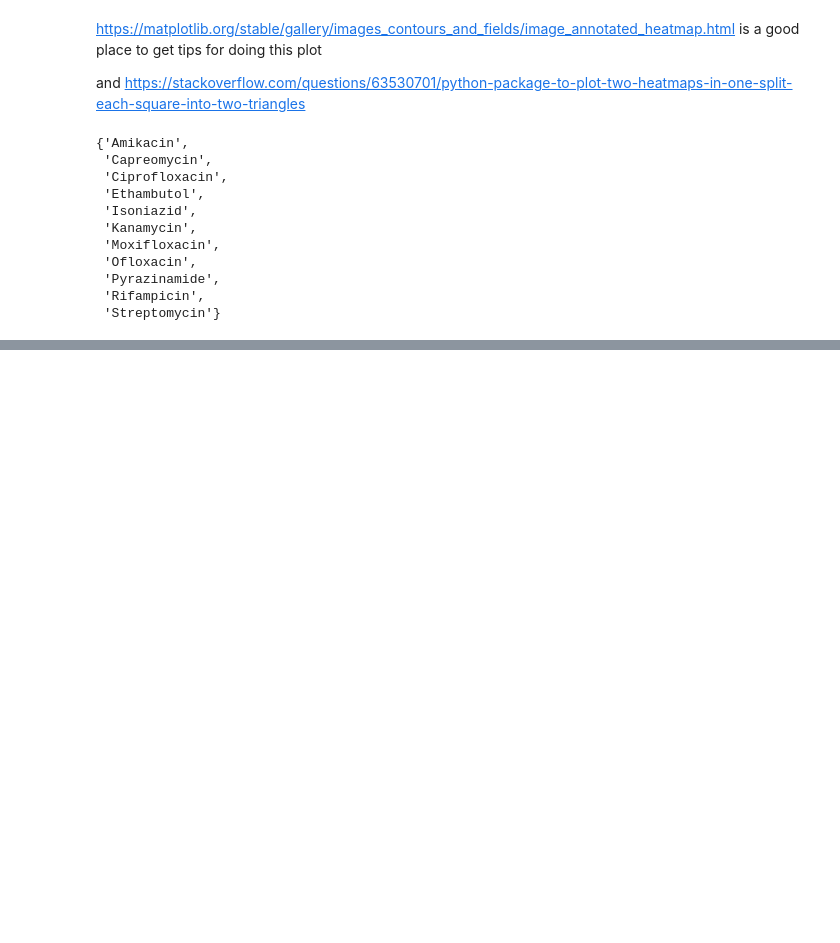
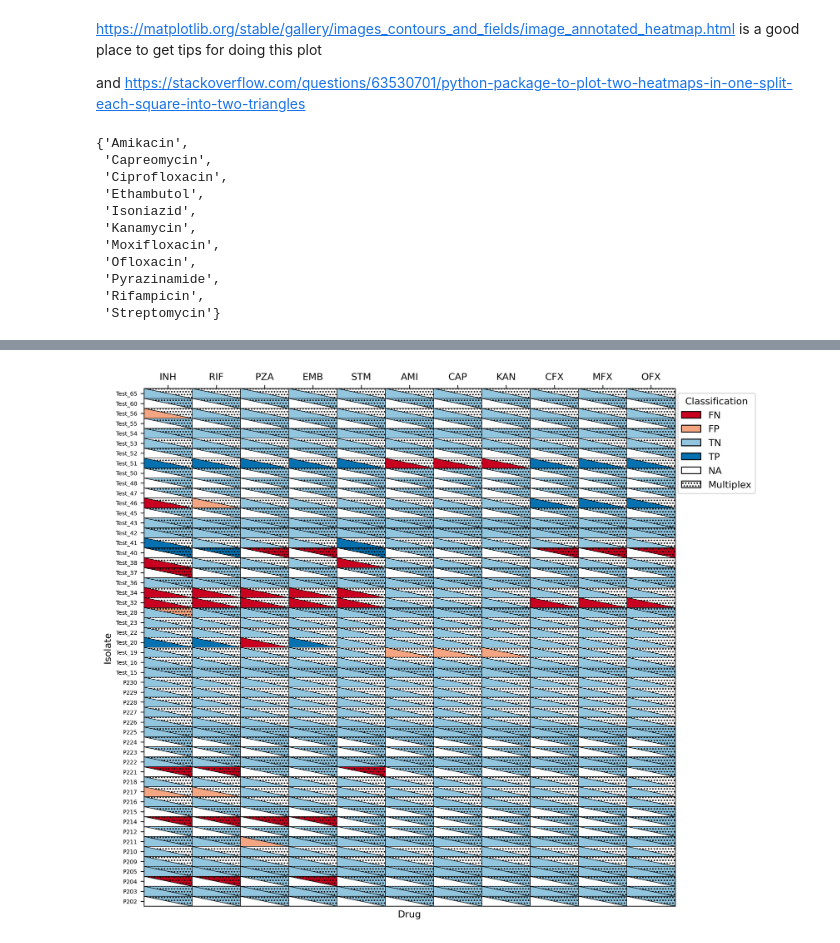
Before and after one commit to iqbal-lab-org/tb-sputum-project, a Jupyter notebook: workflow/notebooks/dst_eda.ipynb, the cells around one changed output, grey strips where cells are left out. Cells and saved outputs as stored; diff of their text form; code cells hidden in the pictures; blank space fills up the shorter version.

```diff
--- a/workflow/notebooks/dst_eda.ipynb
+++ b/workflow/notebooks/dst_eda.ipynb
@@ -156,0 +191,3 @@ sputum_df.query("name==@s and drug==@d and technology=='illumina'")["prediction"
+# %%
+ont_sputum = sputum_df.query("technology=='nanopore'")
+ont_sputum_names = set(ont_sputum["name"])
@@ -156,0 +202,2 @@ sputum_df.query("name==@s and drug==@d and technology=='illumina'")["prediction"
+# %%
+ont_sputum.set_index(["name", "is_multiplex", "drug"], inplace=True)
@@ -156,0 +227,51 @@ sputum_df.query("name==@s and drug==@d and technology=='illumina'")["prediction"
+# %%
+X_mono = np.zeros((len(samples), len(drugs)))
+X_multi = np.zeros((len(samples), len(drugs)))
+default = "NA"
+for i, s in enumerate(sorted(samples)):
+    for j, d in enumerate(drugs):
+        expected = culture_df.at[(s, d), "prediction"]
+        multi_actual = ont_sputum["prediction"].get((s, True, d), default=default)
+        mono_actual = ont_sputum["prediction"].get((s, False, d), default=default)
+
+        mono_clf = classify(mono_actual, expected)
+        multi_clf = classify(multi_actual, expected)
+
+        X_mono[i][j] = mono_clf
+        X_multi[i][j] = multi_clf
+# %%
+rows, cols = X_mono.shape
+x = np.arange(cols + 1)
+y = np.arange(rows + 1)
+xs, ys = np.meshgrid(x, y)
+
+C_mono = add_row_col_padding(X_mono)[:-1, :-1].ravel()
+C_multi = add_row_col_padding(X_multi)[:-1, :-1].ravel()
+
+triangles1 = np.array([(i + j*(cols+1), i+1 + j*(cols+1), i + (j+1)*(cols+1)) for j in range(rows) for i in range(cols)])
+triangles2 = np.array([(i+1 + j*(cols+1), i+1 + (j+1)*(cols+1), i + (j+1)*(cols+1)) for j in range(rows) for i in range(cols)])
+
+t1 = Triangulation(xs.ravel(), ys.ravel(), triangles1)
+t2 = Triangulation(xs.ravel(), ys.ravel(), triangles2)
+
+fig, ax = plt.subplots(figsize=(10, 10), dpi=300)
+
+img1 = ax.tripcolor(t1,  C_mono, cmap=cmap, vmin=0, vmax=len(colors), edgecolors='k', linewidth=0.5,)
+hatch = "...."
+img2 = ax.tripcolor(t2,  C_multi, cmap=cmap, vmin=0, vmax=len(colors), edgecolors='k', linewidth=0.5, hatch=hatch)
+plt.xlim(x[0], x[-1])
+plt.ylim(y[0], y[-1])
+ax.set(ylabel="Isolate", xlabel="Drug")
+
+patches = []
+for k, v in classmap.items():
+    patches.append(mpatches.Patch(facecolor=colors[v], label=k, edgecolor="black"))
+patches.append(mpatches.Patch(facecolor=colors[-1], label="Multiplex", edgecolor="black", hatch=hatch))
+plt.legend(handles=patches, title="Classification", bbox_to_anchor=(1.16, 1), loc="upper right")
+
+drug_labels = [drug2abbrev[d] for d in drugs]
+_ = ax.set_xticks(np.arange(len(drugs))+0.5, labels=drug_labels)
+ax.xaxis.tick_top()
+_ = ax.set_yticks(np.arange(len(samples))+0.5, labels=sorted(samples), size=6)
+# %% [output]
+[figure, added]
```
Also changed, not shown: parts of 20 cells of this notebook, 2 other files.
